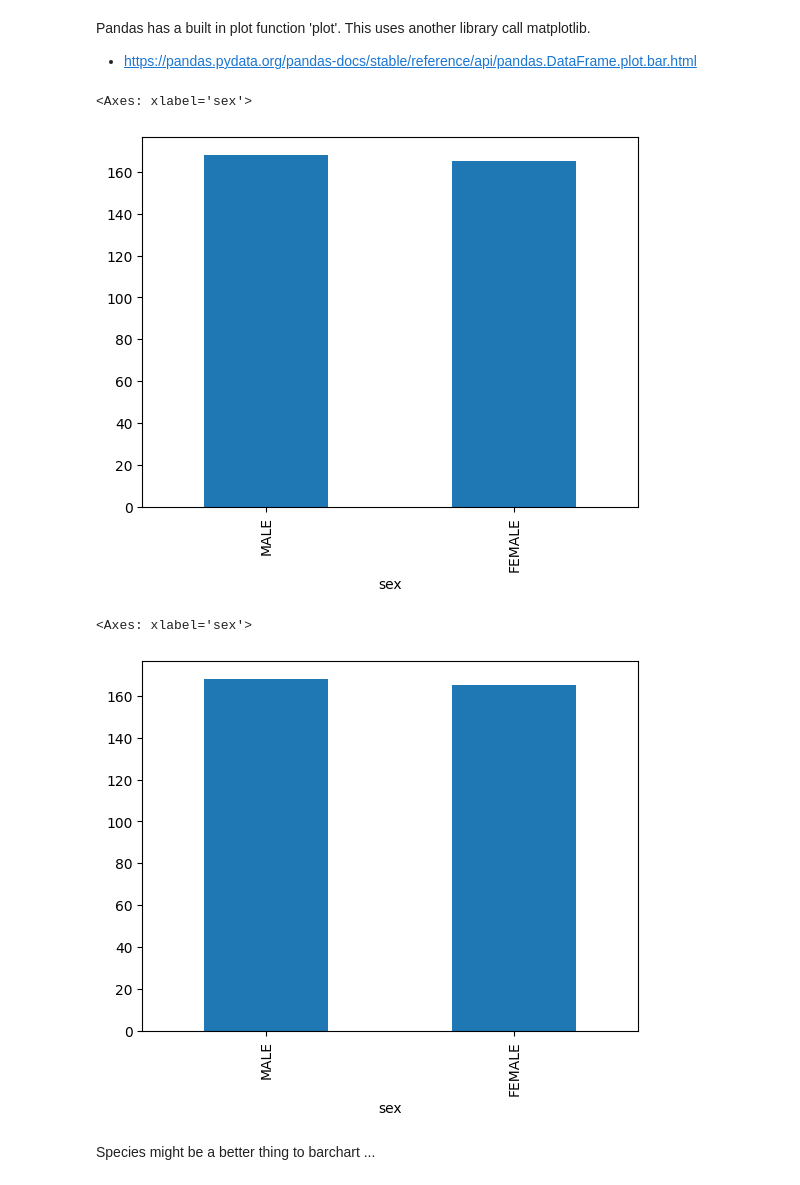
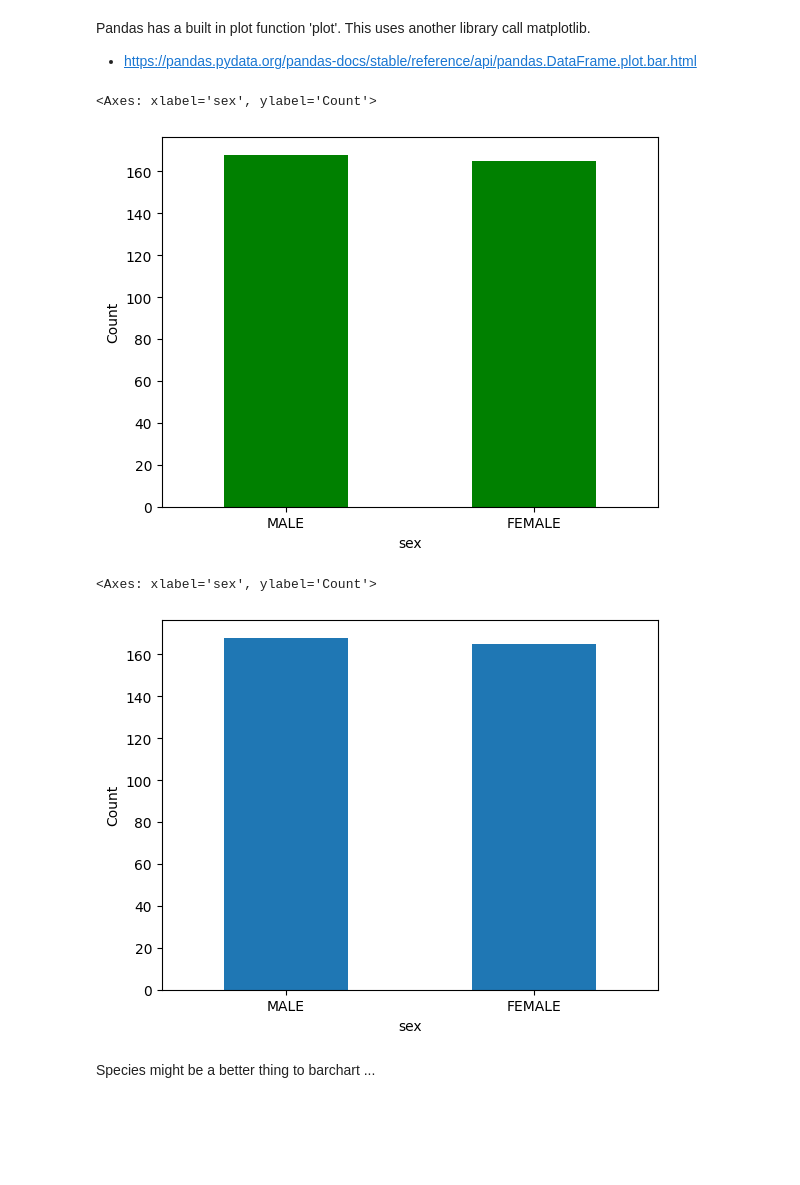
Before and after one commit to holmstead/principles_of_data_analytics, a Jupyter notebook: penguins.ipynb, the cells around one changed output. Cells and saved outputs as stored; diff of their text form; code cells hidden in the pictures; blank space fills up the shorter version.

```diff
--- a/penguins.ipynb
+++ b/penguins.ipynb
@@ -196,18 +196,18 @@ Pandas has a built in plot function 'plot'. This uses another library call matpl
 # %%
 # count number of entries in the 'sex' column
 gender_counts = df['sex'].value_counts()
 
 # plot the gender counts
-gender_counts.plot.bar()
+gender_counts.plot.bar(rot=0, color='green', ylabel="Count")
 # %% [output]
-<Axes: xlabel='sex'>
+<Axes: xlabel='sex', ylabel='Count'>
-[figure, old version]
+[figure, new version]
 # %%
 # or we could just stick those two commands together
-df['sex'].value_counts().plot.bar()
+df['sex'].value_counts().plot.bar(rot=0, ylabel="Count")
 # %% [output]
-<Axes: xlabel='sex'>
+<Axes: xlabel='sex', ylabel='Count'>
-[figure, old version]
+[figure, new version]
 # %% [markdown]
 Species might be a better thing to barchart ...
 # %%
```
Also changed, not shown: parts of 10 cells of this notebook.
